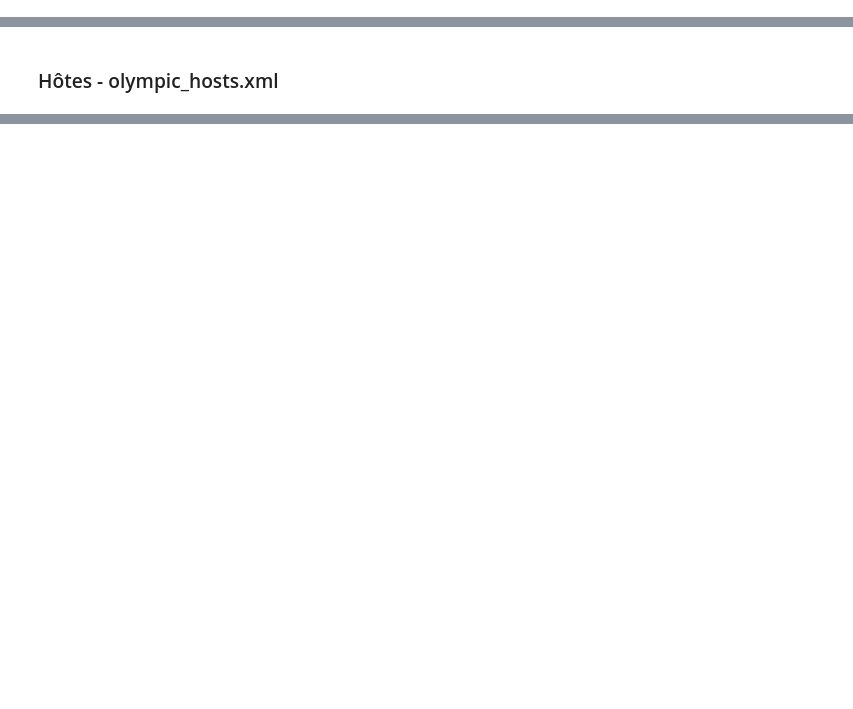
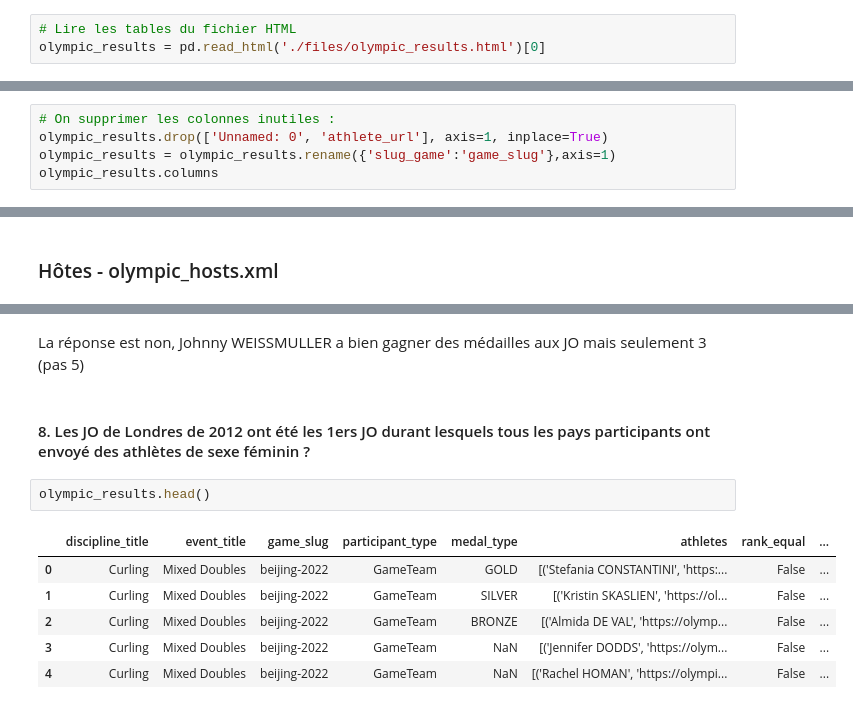
Before and after one commit to IsianDreemrr/HackathonGRP19, a Jupyter notebook: Notebook/Antoine/hackathon_jo2024.ipynb, the cells around one changed output, grey strips where cells are left out. Drawn from its saved outputs; the diff is of its cells as text; blank space fills up the shorter version.

```diff
--- a/Notebook/Antoine/hackathon_jo2024.ipynb
+++ b/Notebook/Antoine/hackathon_jo2024.ipynb
@@ -60,3 +44,6 @@ dtype: int64
 # %% [markdown]
 ### Résultats - olympic_results.html
+# %%
+# Lire les tables du fichier HTML
+olympic_results = pd.read_html('./files/olympic_results.html')[0]
 # %%
@@ -131,0 +101,5 @@ dtype: int64
+# %%
+# On supprimer les colonnes inutiles :
+olympic_results.drop(['Unnamed: 0', 'athlete_url'], axis=1, inplace=True)
+olympic_results = olympic_results.rename({'slug_game':'game_slug'},axis=1)
+olympic_results.columns
@@ -445,0 +423,13 @@ On supprime les données inutiles:
+# %% [markdown]
+La réponse est non, Johnny WEISSMULLER a bien gagner des médailles aux JO mais seulement 3 (pas 5)
+# %% [markdown]
+#### 8. Les JO de Londres de 2012 ont été les 1ers JO durant lesquels tous les pays participants ont envoyé des athlètes de sexe féminin ?
+# %%
+olympic_results.head()
+# %% [output]
+|  | discipline_title | event_title | game_slug | participant_type | medal_type | athletes | rank_equal | ... |
+| 0 | Curling | Mixed Doubles | beijing-2022 | GameTeam | GOLD | [('Stefania CONSTANTINI', 'https:... | False | ... |
+| 1 | Curling | Mixed Doubles | beijing-2022 | GameTeam | SILVER | [('Kristin SKASLIEN', 'https://ol... | False | ... |
+| 2 | Curling | Mixed Doubles | beijing-2022 | GameTeam | BRONZE | [('Almida DE VAL', 'https://olymp... | False | ... |
+| 3 | Curling | Mixed Doubles | beijing-2022 | GameTeam | NaN | [('Jennifer DODDS', 'https://olym... | False | ... |
+| 4 | Curling | Mixed Doubles | beijing-2022 | GameTeam | NaN | [('Rachel HOMAN', 'https://olympi... | False | ... |
```
Also changed, not shown: parts of 94 cells of this notebook.
